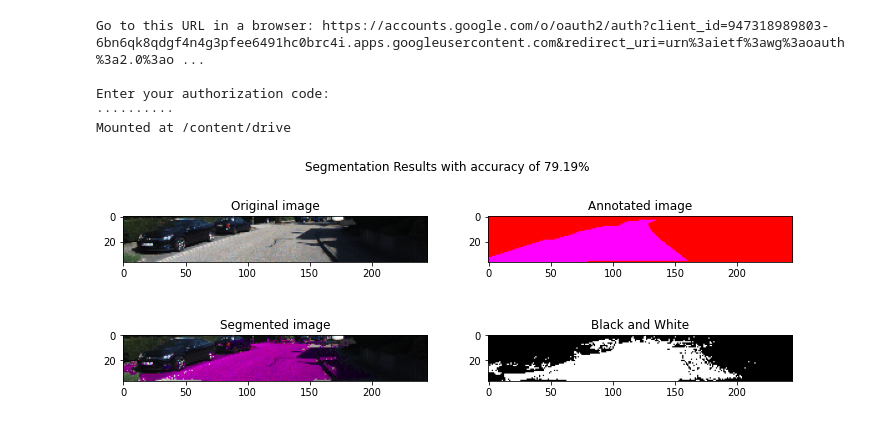
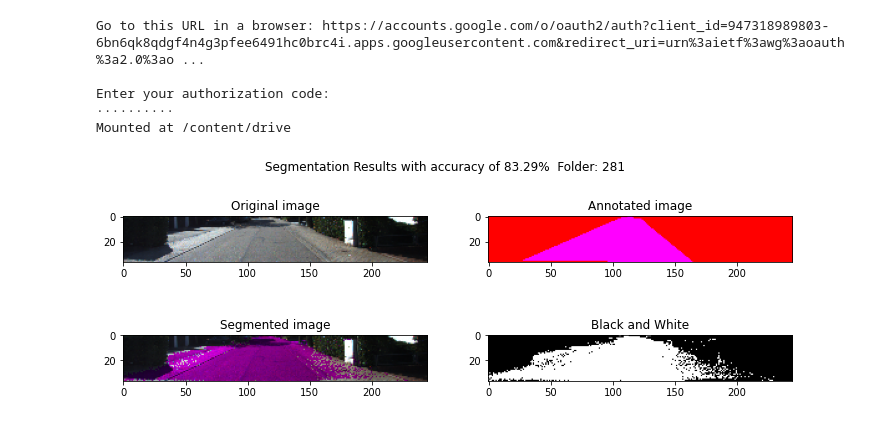
Before and after one commit to esa-prakasa/autov, a Jupyter notebook: binary_lane_4_TEST.ipynb, the cells around one changed output. Saved outputs shown, nothing was run; the diff lists cells and outputs as text; code cells hidden in the pictures.

```diff
--- a/binary_lane_4_TEST.ipynb
+++ b/binary_lane_4_TEST.ipynb
@@ -22,12 +22,35 @@ import cv2
 import os
 import matplotlib.pyplot as plt
 
-folderCode = "15/"
+folderCode = "203/"
+folderCode = "204/"
+folderCode = "205/"
+folderCode = "206/"
+folderCode = "207/"
+folderCode = "210/"
+folderCode = "249/"
+folderCode = "270/"
+folderCode = "273/"
+folderCode = "281/"
+
 imgPath = "/content/drive/My Drive/Colab Notebooks/dataset/rdtest/"+folderCode
 
 
 fileList = []
 
+
+for r, d, f in os.walk(imgPath):
+		for file in f:
+			typeCode = file[:4]
+			if typeCode == "aOri":
+				oriImgF = file
+			if typeCode == "bLab":
+				labImgF = file
+
+oriImg = cv2.imread(os.path.join(r,oriImgF))
+labImg = cv2.imread(os.path.join(r,labImgF))
+
+'''
 for r, d, f in os.walk(imgPath):
 		for file in f:
 			typeCode = file[:3]
@@ -38,7 +61,7 @@ for r, d, f in os.walk(imgPath):
 
 oriImg = cv2.imread(os.path.join(r,tgtImg))
 labImg = cv2.imread(os.path.join(r,lblImg))
-
+'''
 
 M = labImg.shape[0]
 N = labImg.shape[1]
@@ -146,32 +169,34 @@ for i in range(Nx):
     bwImg[ii,jj,2] = 0
 
 #  if (clsIdx == 0):
 #    pass
  # print("%d %d %d "%(ii, jj, clsIdx))
 
 
 b,g,r =  cv2.split(segImg)
 segImgRGB = cv2.merge([r,g,b])
 
 fig, axs = plt.subplots(2,2,figsize=(12,4))
 #fig= plt.figure(figsize=(600,300))
 
-fig.suptitle("Segmentation Results with accuracy of %.2f%%"%(score[1]*100))
+#fig.suptitle("Segmentation Results with accuracy of %.2f%%"%(score[1]*100))
+fig.suptitle("Segmentation Results with accuracy of %.2f%%  Folder: %s "%((score[1]*100),folderCode[:-1]))
+
 axs[0,0].set_title('Original image')
 axs[0,0].imshow(oriImgRGB)
 
 axs[0,1].set_title('Annotated image')
 axs[0,1].imshow(labImgRGB)
 
 
 axs[1,0].set_title('Segmented image')
 axs[1,0].imshow(segImgRGB)
 
 axs[1,1].set_title('Black and White')
 axs[1,1].imshow(bwImg)
 
 plt.show()
 
 del segImg
 # %% [output]
-[figure, old version]
+[figure, new version]
```
